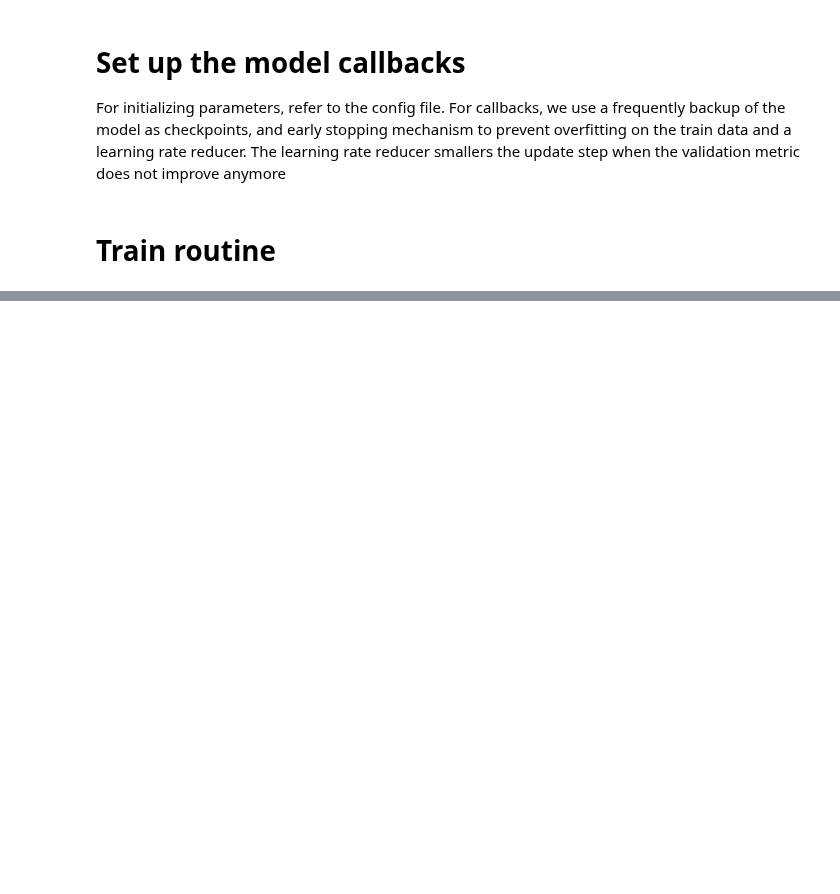
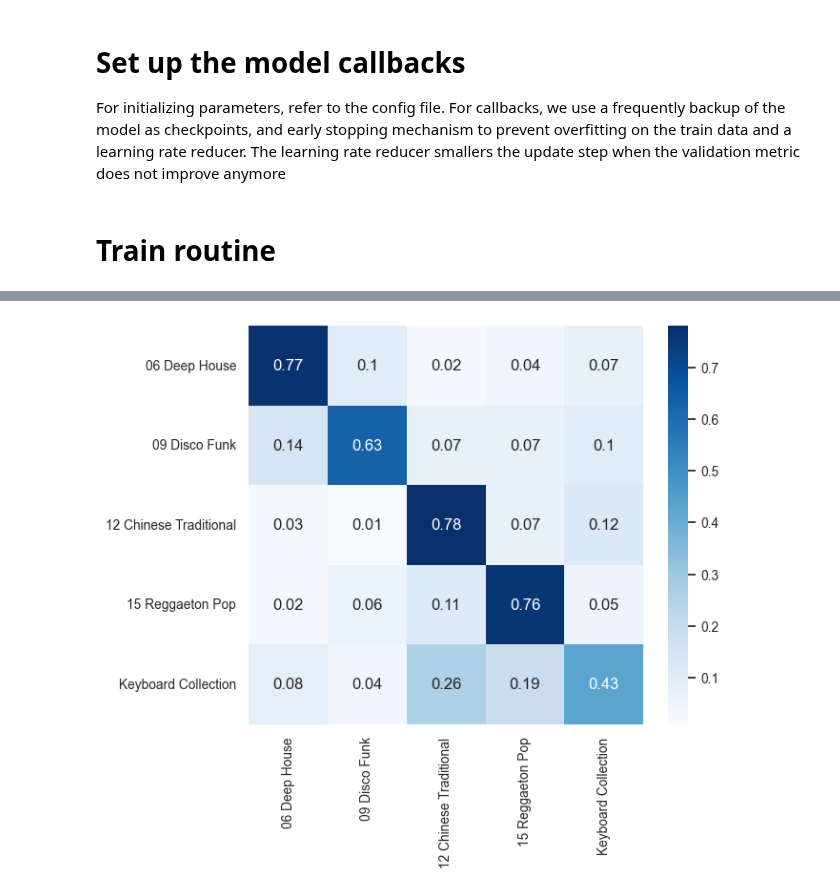
Before and after one commit to michaelstuffer98/ai_industry_project, a Jupyter notebook: RNN.ipynb, the cells around one changed output, grey strips where cells are left out. Saved outputs shown, nothing was run; the diff lists cells and outputs as text; code cells hidden in the pictures; blank space fills up the shorter version.

```diff
--- a/RNN.ipynb
+++ b/RNN.ipynb
@@ -210,5 +266,7 @@ plot.plot_hist(history, ('loss', 'val_loss'), legends=('train', 'validation'), t
 # %%
 predict = lambda model, data: np.argmax(model.predict(data), axis=-1)
+
+mel_test = mel_test.reshape(mel_test.shape[0], -1, n_mels)
 
 #Loading in the model
 model = utils.load_model(model_name)
@@ -219,6 +277,7 @@ y_true_train = np.argmax(lab_train, axis= -1)
 print(f"ACCURACY FOR TRAIN SET {accuracy_score(y_true_train, y_pred_train)*100:.4f} %")
 print(f"MACRO F1 SCORE FOR TRAIN SET {f1_score(y_true_train, y_pred_train, average='macro')*100:.4f} %")
 print(f"MICRO F1 SCORE FOR TRAIN SET {f1_score(y_true_train, y_pred_train, average='micro')*100:.4f} %")
+print(f"WEIGHTED F1 SCORE FOR TRAIN SET {f1_score(y_true_train, y_pred_train, average='weighted')*100:.4f} %")
 
 
 # Validation prediction
@@ -227,6 +286,8 @@ y_true_val = np.argmax(lab_val, axis= -1)
 print(f"ACCURACY FOR VAL SET {accuracy_score(y_true_val, y_pred_val)*100:.4f} %")
 print(f"MACRO F1 SCORE FOR VAL SET {f1_score(y_true_val, y_pred_val, average='macro')*100:.4f} %")
 print(f"MICRO F1 SCORE FOR VAL SET {f1_score(y_true_val, y_pred_val, average='micro')*100:.4f} %")
+print(f"WEIGHTED F1 SCORE FOR TRAIN SET {f1_score(y_true_val, y_pred_val, average='weighted')*100:.4f} %")
+
 
 # Test prediction
 y_pred_test = predict(model, mel_test)
@@ -234,3 +295,4 @@ y_true_test = np.argmax(lab_test, axis= -1)
 print(f"ACCURACY FOR TEST SET {accuracy_score(y_true_test, y_pred_test)*100:.4f} %")
 print(f"MACRO F1 SCORE FOR TEST SET {f1_score(y_true_test, y_pred_test, average='macro')*100:.4f} %")
 print(f"MICRO F1 SCORE FOR TEST SET {f1_score(y_true_test, y_pred_test, average='micro')*100:.4f} %")
+print(f"WEIGHTED F1 SCORE FOR TEST SET {f1_score(y_true_test, y_pred_test, average='weighted')*100:.4f} %")
@@ -237,10 +315,12 @@ print(f"MICRO F1 SCORE FOR TEST SET {f1_score(y_true_test, y_pred_test, average=
 # %%
 class_names = utils.get_class_names()
 
 #Confusion matrix of the predicted labels versus the true labels
 conf_mat = confusion_matrix(y_true_test, y_pred_test, normalize= 'true')
 conf_mat = np.round(conf_mat, 2)
 
 conf_mat_df = pd.DataFrame(conf_mat, columns=class_names, index=class_names)
 
-plot_conf_mat(conf_mat_df, save_to=f"Plots/{model_name}{epochs}_test_conf_mat.png")
+plot.plot_conf_mat(conf_mat_df, save_to=f"Plots/{model_name}{epochs}_test_conf_mat.png")
+# %% [output]
+[figure, added]
```
Also changed, not shown: parts of 9 cells of this notebook, 12 other files.
